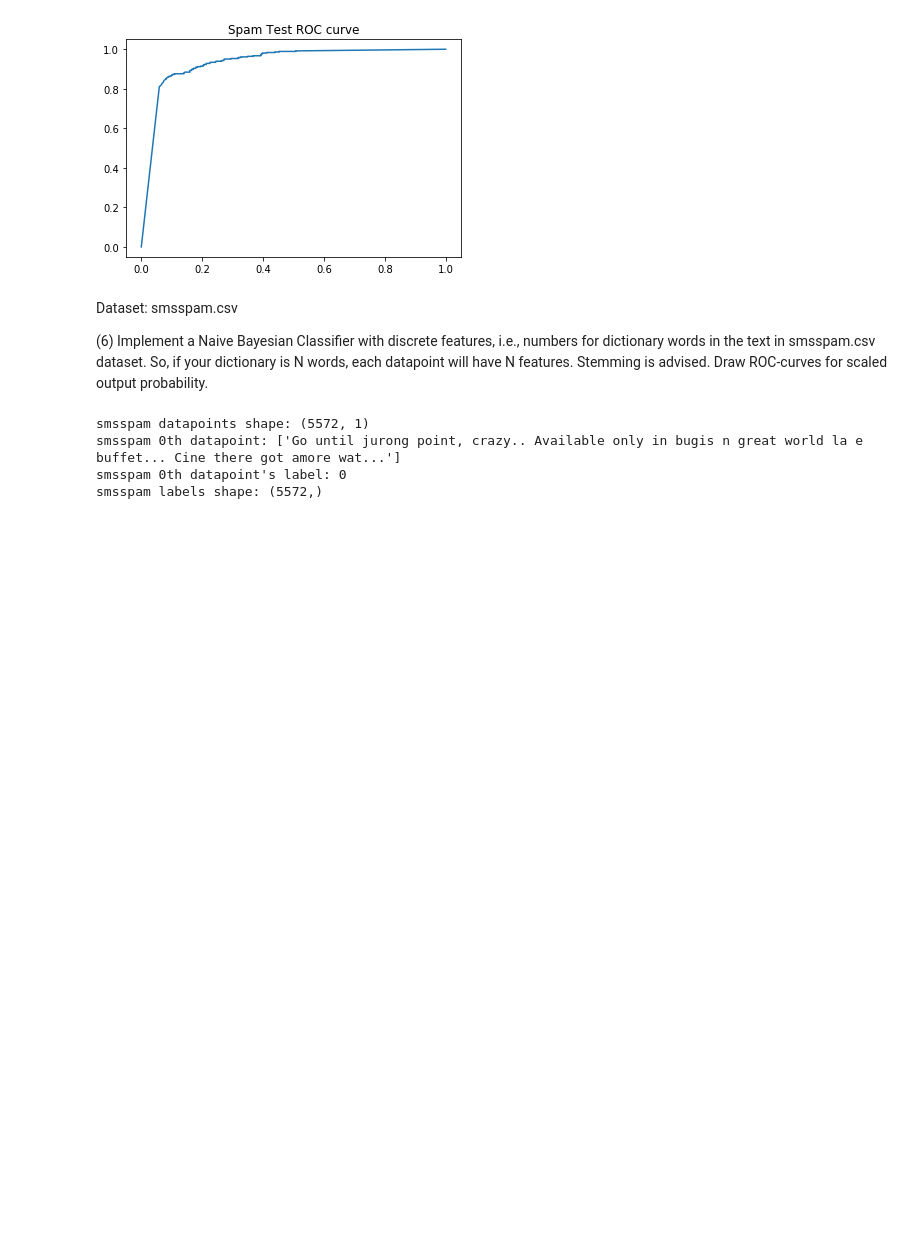
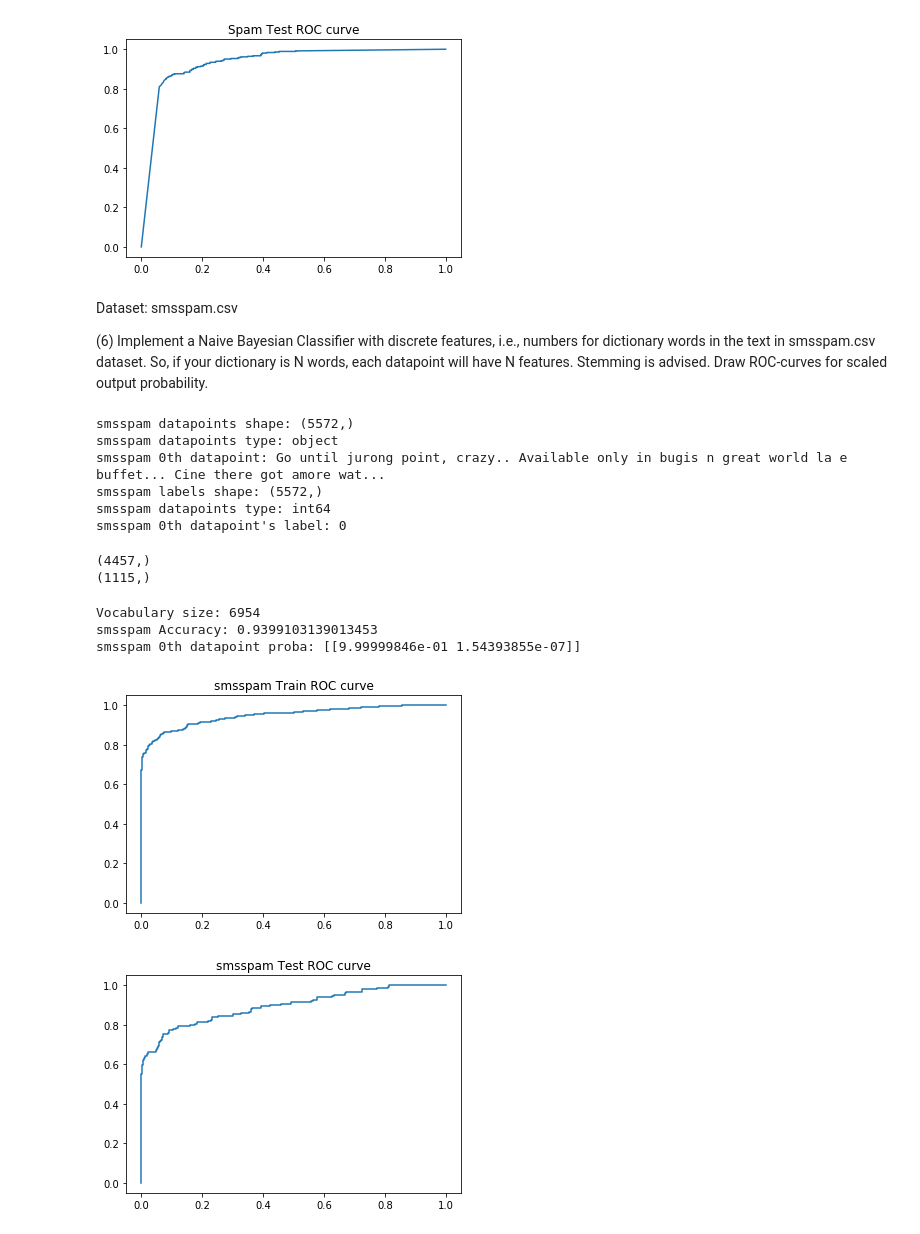
Before and after one commit to RamSaw/MachineLearning, a Jupyter notebook: hw03/hw03.ipynb, the cells around one changed output. Saved outputs shown, nothing was run; the diff lists cells and outputs as text; code cells hidden in the pictures; blank space fills up the shorter version.

```diff
--- a/hw03/hw03.ipynb
+++ b/hw03/hw03.ipynb
@@ -327,17 +328,34 @@ Dataset: smsspam.csv
 smsspam_path = dataset_root + 'smsspam.csv'
 smsspam_data = pd.read_csv(smsspam_path)
 smsspam_data = smsspam_data.values
-smsspam_text = smsspam_data[:, 1:]
+smsspam_X = smsspam_data[:, 1]
 smsspam_y = smsspam_data[:, 0]
 smsspam_y[smsspam_y == 'ham'] = 0
 smsspam_y[smsspam_y == 'spam'] = 1
 smsspam_y = smsspam_y.astype(int)
-print("smsspam datapoints shape: " + str(smsspam_text.shape))
-print("smsspam 0th datapoint: " + str(smsspam_text[0]))
+print("smsspam datapoints shape: " + str(smsspam_X.shape))
+print("smsspam datapoints type: " + str(smsspam_X.dtype))
+print("smsspam 0th datapoint: " + str(smsspam_X[0]))
+
+print("smsspam labels shape: " + str(smsspam_y.shape))
+print("smsspam datapoints type: " + str(smsspam_y.dtype))
 print("smsspam 0th datapoint's label: " + str(smsspam_y[0]))
-print("smsspam labels shape: " + str(smsspam_y.shape))
 # %% [output]
-smsspam datapoints shape: (5572, 1)
-smsspam 0th datapoint: ['Go until jurong point, crazy.. Available only in bugis n great world la e buffet... Cine there got amore wat...']
+smsspam datapoints shape: (5572,)
+smsspam datapoints type: object
+smsspam 0th datapoint: Go until jurong point, crazy.. Available only in bugis n great world la e buffet... Cine there got amore wat...
+smsspam labels shape: (5572,)
+smsspam datapoints type: int64
 smsspam 0th datapoint's label: 0
-smsspam labels shape: (5572,)
+# %%
+val_size=0.2
+np.random.seed(global_random_seed)
+smsspam_X_train, smsspam_X_val, smsspam_y_train, smsspam_y_val = train_test_split(smsspam_X, smsspam_y,
+                                                    stratify=smsspam_y,
+                                                    random_state=global_random_seed,
+                                                    test_size=val_size)
+print(smsspam_X_train.shape)
+print(smsspam_y_val.shape)
+# %% [output]
+(4457,)
+(1115,)
@@ -343,0 +417,15 @@ smsspam labels shape: (5572,)
+# %%
+def conduct_roc_curve_experiment_for_smsspam(clf):
+    clf.fit(smsspam_X_train, smsspam_y_train)
+    print("smsspam Accuracy: " + str(clf.score(smsspam_X_val, smsspam_y_val)))
+    print("smsspam 0th datapoint proba: " + str(clf.predict_proba(np.array([smsspam_X_train[0]]))))
+    draw_roc_curve(clf, smsspam_X_train, smsspam_y_train, "smsspam Train", 1, 1)
+    draw_roc_curve(clf, smsspam_X_val, smsspam_y_val, "smsspam Test", 1, 1)
+# %%
+conduct_roc_curve_experiment_for_smsspam(MyMultinomialNB())
+# %% [output]
+Vocabulary size: 6954
+smsspam Accuracy: 0.9399103139013453
+smsspam 0th datapoint proba: [[9.99999846e-01 1.54393855e-07]]
+[figure, added]
+[figure, added]
```
Also changed, not shown: parts of 2 cells of this notebook, 1 other file.
